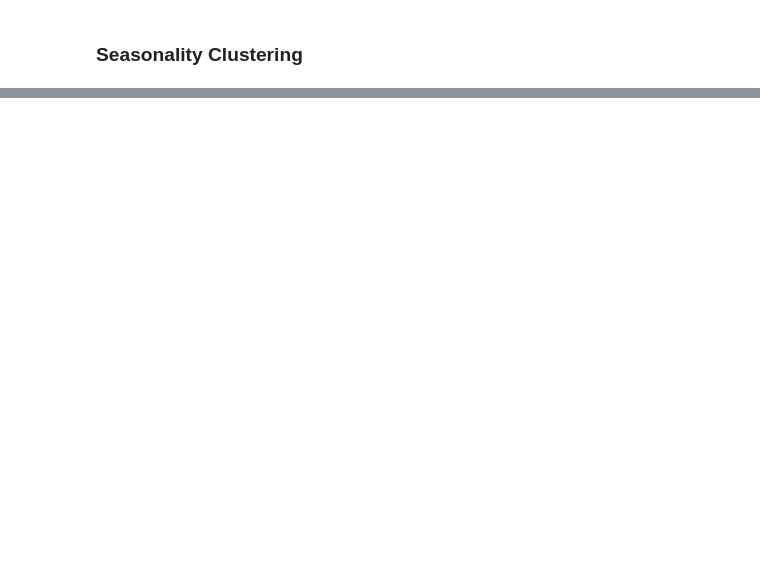
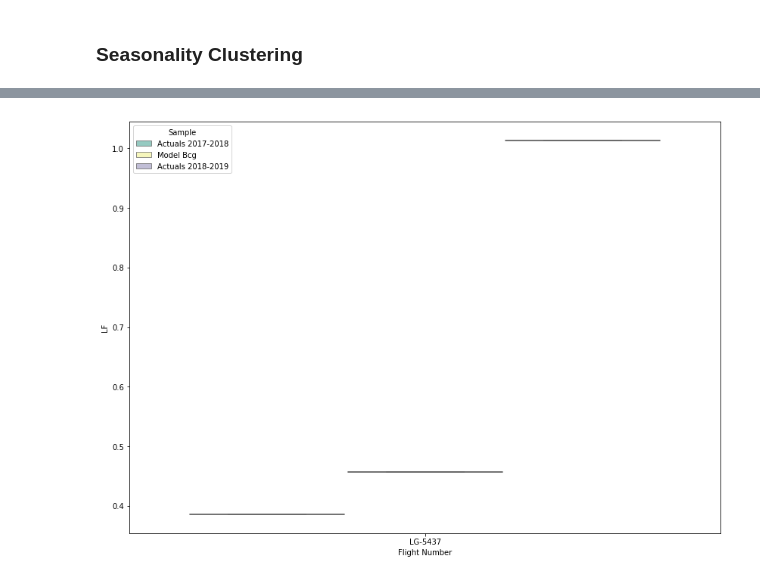
Before and after one commit to dkremlg/el, a Jupyter notebook: Benoit_datematching.ipynb, the cells around one changed output, grey strips where cells are left out. Cells and saved outputs as stored; diff of their text form; code cells hidden in the pictures; blank space fills up the shorter version.

```diff
--- a/Benoit_datematching.ipynb
+++ b/Benoit_datematching.ipynb
@@ -610,0 +457,19 @@ Data
+# %%
+Bcg=Bcg.sort_values(by=cluster_variables)
+# %%
+Box_LF_old=Bcg[cluster_variables+['LF_old']].rename(columns={'LF_old': 'LF'})
+Box_LF_old['Sample']='Actuals 2017-2018'
+Box_LF_actual=Bcg[cluster_variables+['LF_actual']].rename(columns={'LF_actual': 'LF'})
+Box_LF_actual['Sample']='Actuals 2018-2019'
+Box_LF_new=Bcg[cluster_variables+['LF_new']].rename(columns={'LF_new': 'LF'})
+Box_LF_new['Sample']='Model Bcg'
+
+Box_LF=pd.concat([Box_LF_old,Box_LF_new,Box_LF_actual])
+
+Box_LF['Cluster']=Box_LF['Flight Number']+'_'+Box_LF['Weekday'].astype('str')+'_'+Box_LF['SEASON']
+
+fig= plt.figure(figsize=(14,10))
+ax = sns.boxplot(x="Flight Number", y="LF", hue="Sample",
+data=Box_LF.loc[(Box_LF['Route']=='LUX-CPH')&(Box_LF['SEASON']=='L')&(Box_LF['Weekday']==7),:], palette="Set3")
+# %% [output]
+[figure, added]
```
Also changed, not shown: parts of 41 cells of this notebook.
